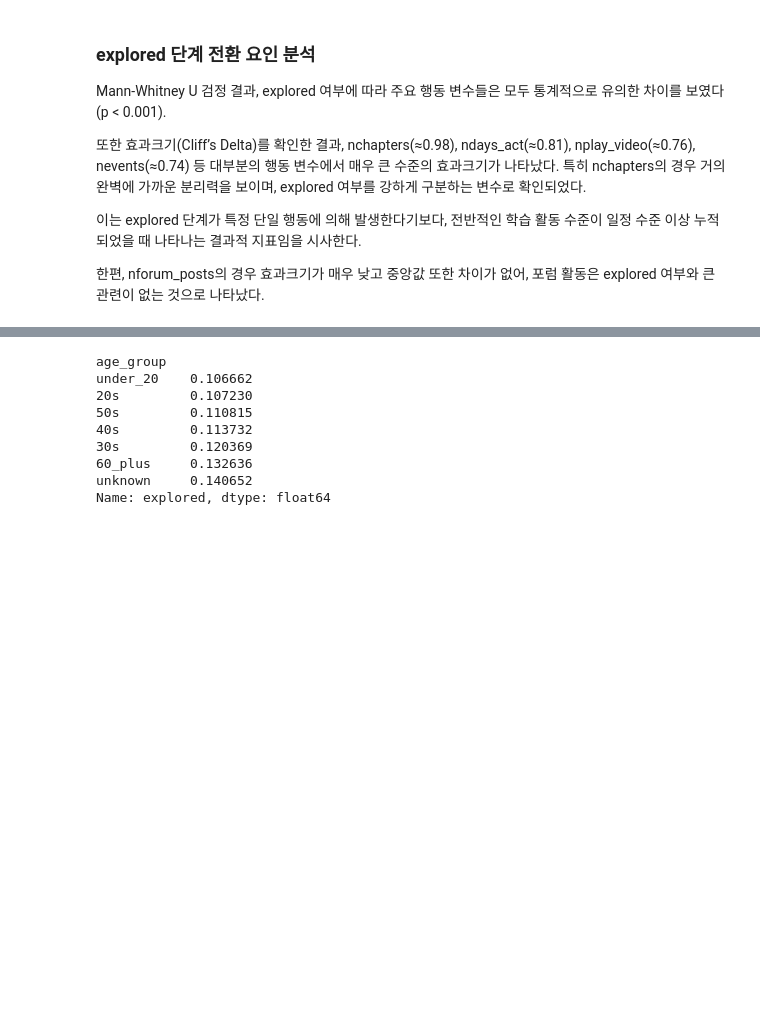
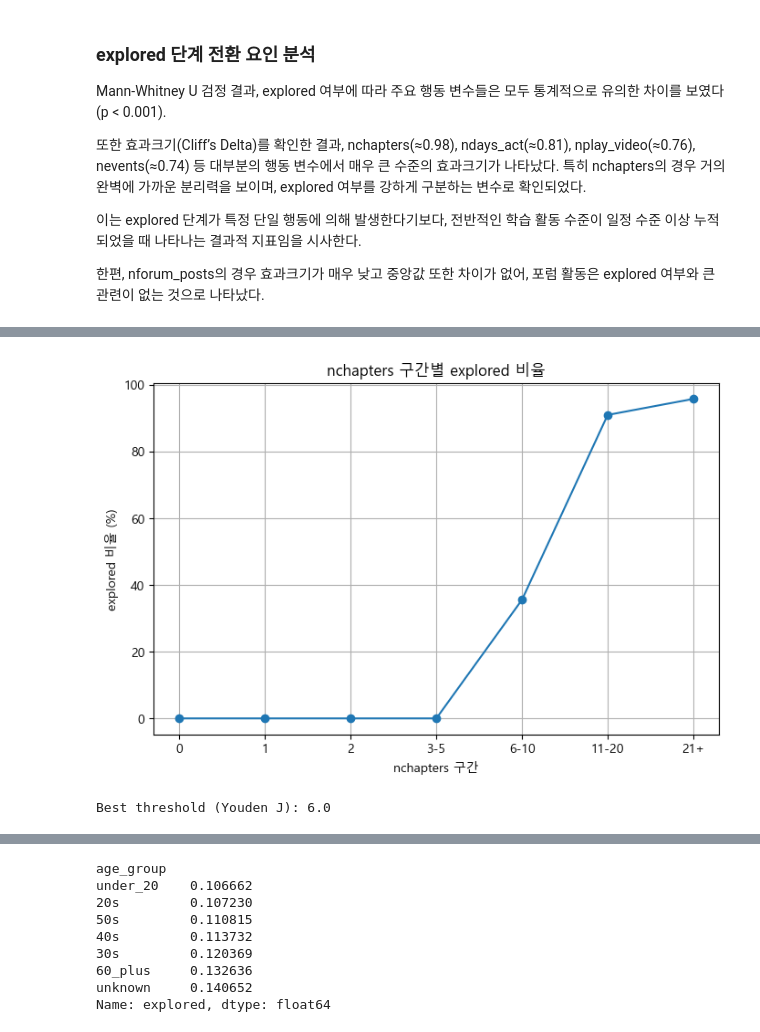
Before and after one commit to Ojirokim/data-analysis-practical-project, a Jupyter notebook: 김규열/교육EDA검정.ipynb, the cells around one changed output, grey strips where cells are left out. Drawn from its saved outputs; the diff is of its cells as text; code cells hidden in the pictures; blank space fills up the shorter version.

```diff
--- a/김규열/교육EDA검정.ipynb
+++ b/김규열/교육EDA검정.ipynb
@@ -3,7 +3,10 @@ import numpy as np
 import matplotlib.pyplot as plt
 import pandas as pd
 import matplotlib.pyplot as plt
-from scipy.stats import chi2_contingency, pearsonr
+from scipy.stats import chi2_contingency, pearsonr, mannwhitneyu
+from sklearn.metrics import precision_recall_curve, roc_curve
+plt.rcParams['font.family'] = 'Malgun Gothic'
+plt.rcParams['axes.unicode_minus'] = False
 # %%
 df = pd.read_csv('course_final.csv')
 # %%
@@ -300,0 +791,28 @@ Mann-Whitney U 검정 결과, explored 여부에 따라 주요 행동 변수들
+# %%
+# nchapters 구간화
+df["nchapters_bin"] = pd.cut(
+    df["nchapters"],
+    bins=[-1, 0, 1, 2, 5, 10, 20, np.inf],
+    labels=["0", "1", "2", "3-5", "6-10", "11-20", "21+"]
+)
+
+# 구간별 explored rate
+nchapters_threshold = (
+    df.groupby("nchapters_bin", observed=False)["explored"]
+    .agg(["count", "mean"])
+    .reset_index()
+)
+
+nchapters_threshold["explored_rate(%)"] = nchapters_threshold["mean"] * 100
+nchapters_threshold = nchapters_threshold.drop(columns="mean")
+
+# 특정 구간이 rate는 높아도 표본이 너무 적으면 조심
+nchapters_threshold["explored_rate(%)"] = nchapters_threshold["explored_rate(%)"].round(2)
+
+print(
+    nchapters_threshold.rename(columns={
+        "nchapters_bin": "nchapters 구간",
+        "count": "표본수",
+        "explored_rate(%)": "explored 비율(%)"
+    })
+)
@@ -300,0 +828,28 @@ Mann-Whitney U 검정 결과, explored 여부에 따라 주요 행동 변수들
+# %%
+plot_df = nchapters_threshold.copy()
+
+plt.figure(figsize=(8, 5))
+plt.plot(plot_df["nchapters_bin"].astype(str), plot_df["explored_rate(%)"], marker="o")
+plt.xlabel("nchapters 구간")
+plt.ylabel("explored 비율 (%)")
+plt.title("nchapters 구간별 explored 비율")
+plt.grid(True)
+plt.show()
+# %% [output]
+[figure, added]
+# %%
+roc_df = df[["explored", "nchapters"]].dropna()
+y = roc_df["explored"]
+x = roc_df["nchapters"]
+
+fpr, tpr, thresholds = roc_curve(y, x)
+
+# Youden's J statistic
+j_scores = tpr - fpr
+best_idx = j_scores.argmax()
+
+best_threshold = thresholds[best_idx]
+
+print(f"Best threshold (Youden J): {best_threshold}")
+# %% [output]
+Best threshold (Youden J): 6.0
```
Also changed, not shown: parts of 64 cells of this notebook.
